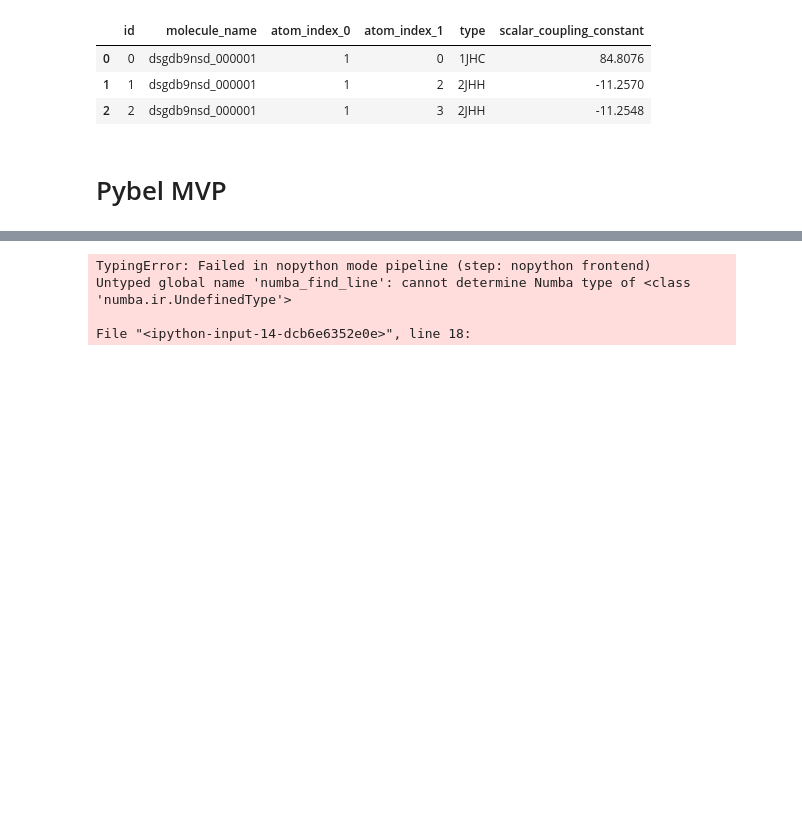
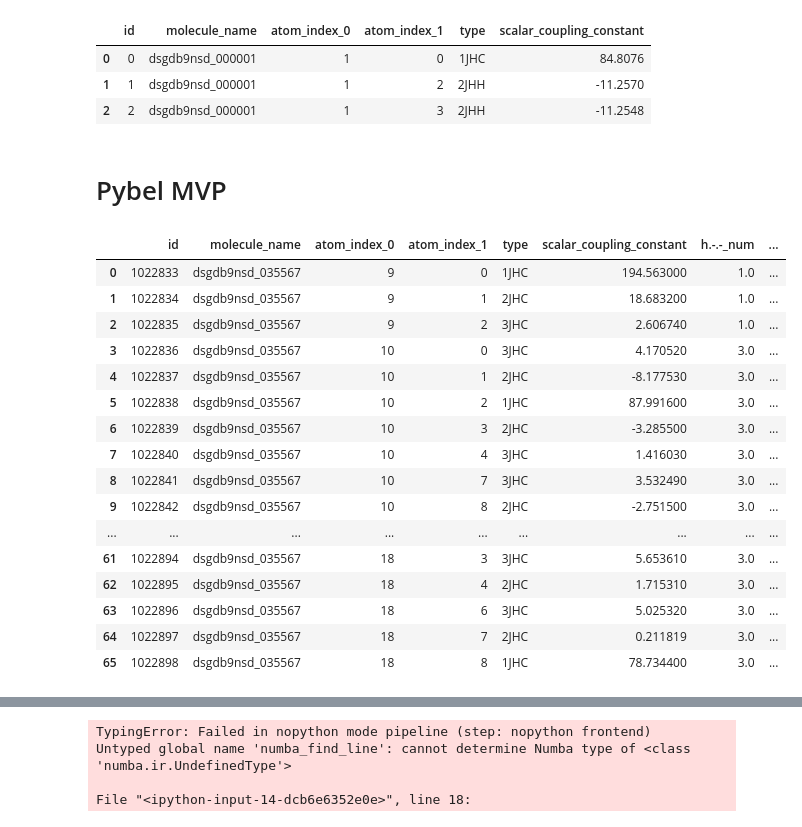
Before and after one commit to miguel-rita/remote-five, a Jupyter notebook: notebooks/burn_EDA.ipynb, the cells around one changed output, grey strips where cells are left out. Saved outputs shown, nothing was run; the diff lists cells and outputs as text; code cells hidden in the pictures; blank space fills up the shorter version.

Commit message:
wrap up angle draft

```diff
--- a/notebooks/burn_EDA.ipynb
+++ b/notebooks/burn_EDA.ipynb
@@ -129,6 +129,34 @@ train.head(3)
 # Pybel MVP
 # %%
 mol_file = '../data/structures/dsgdb9nsd_035567.xyz'
+# %%
+pd.set_option('display.max_columns', 500)
+pd.set_option('display.max_rows', 500)
+pd.set_option('display.width', 10000)
+pd.set_option('max_colwidth', 80)
+res=pd.read_hdf('../features/core_feats_angles_train.h5').reset_index(drop=True)
+t=train.loc[train.molecule_name == 'dsgdb9nsd_035567',:].reset_index(drop=True)
+c=pd.concat([t, res], axis=1)
+#c.loc[:,list(train.columns) + ['x.y.-_num', '-.y.z_max', 'h.-.y_min', '-.x.-_num']].head(2000)
+c.head(200)
+# %% [output]
+|  | id | molecule_name | atom_index_0 | atom_index_1 | type | scalar_coupling_constant | h.-.-_num | ... |
+| 0 | 1022833 | dsgdb9nsd_035567 | 9 | 0 | 1JHC | 194.563000 | 1.0 | ... |
+| 1 | 1022834 | dsgdb9nsd_035567 | 9 | 1 | 2JHC | 18.683200 | 1.0 | ... |
+| 2 | 1022835 | dsgdb9nsd_035567 | 9 | 2 | 3JHC | 2.606740 | 1.0 | ... |
+| 3 | 1022836 | dsgdb9nsd_035567 | 10 | 0 | 3JHC | 4.170520 | 3.0 | ... |
+| 4 | 1022837 | dsgdb9nsd_035567 | 10 | 1 | 2JHC | -8.177530 | 3.0 | ... |
+| 5 | 1022838 | dsgdb9nsd_035567 | 10 | 2 | 1JHC | 87.991600 | 3.0 | ... |
+| 6 | 1022839 | dsgdb9nsd_035567 | 10 | 3 | 2JHC | -3.285500 | 3.0 | ... |
+| 7 | 1022840 | dsgdb9nsd_035567 | 10 | 4 | 3JHC | 1.416030 | 3.0 | ... |
+| 8 | 1022841 | dsgdb9nsd_035567 | 10 | 7 | 3JHC | 3.532490 | 3.0 | ... |
+| 9 | 1022842 | dsgdb9nsd_035567 | 10 | 8 | 2JHC | -2.751500 | 3.0 | ... |
+| ... | ... | ... | ... | ... | ... | ... | ... | ... |
+| 61 | 1022894 | dsgdb9nsd_035567 | 18 | 3 | 3JHC | 5.653610 | 3.0 | ... |
+| 62 | 1022895 | dsgdb9nsd_035567 | 18 | 4 | 2JHC | 1.715310 | 3.0 | ... |
+| 63 | 1022896 | dsgdb9nsd_035567 | 18 | 6 | 3JHC | 5.025320 | 3.0 | ... |
+| 64 | 1022897 | dsgdb9nsd_035567 | 18 | 7 | 2JHC | 0.211819 | 3.0 | ... |
+| 65 | 1022898 | dsgdb9nsd_035567 | 18 | 8 | 1JHC | 78.734400 | 3.0 | ... |
 # %%
 plot_molecule(mol_file.split('/')[-1].split('.')[0], struct)
 # %% [output]
```
Also changed, not shown: parts of 5 cells of this notebook, 5 other files.
